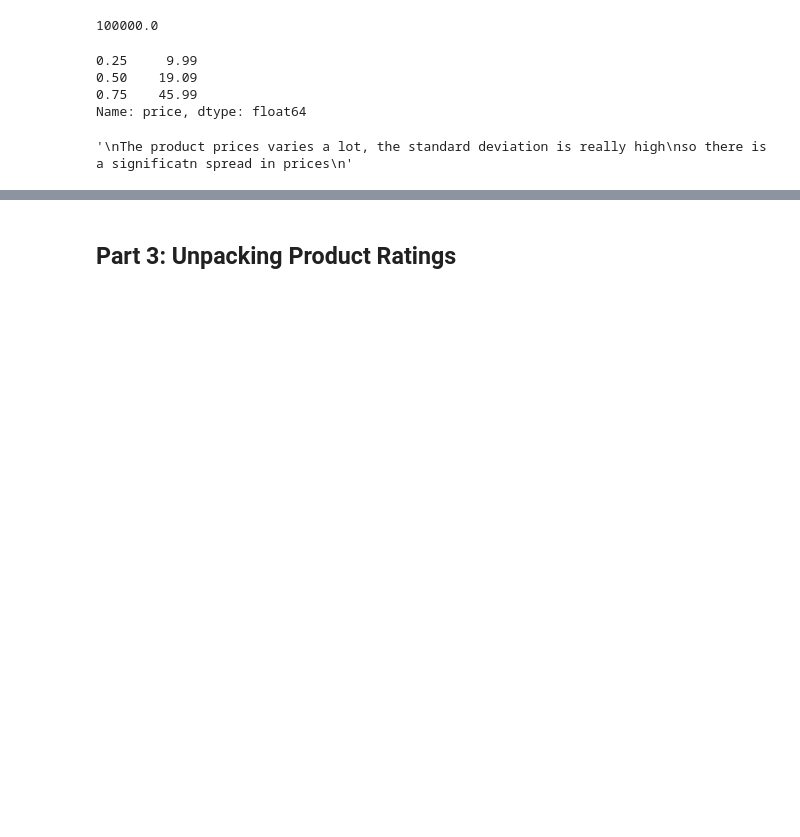
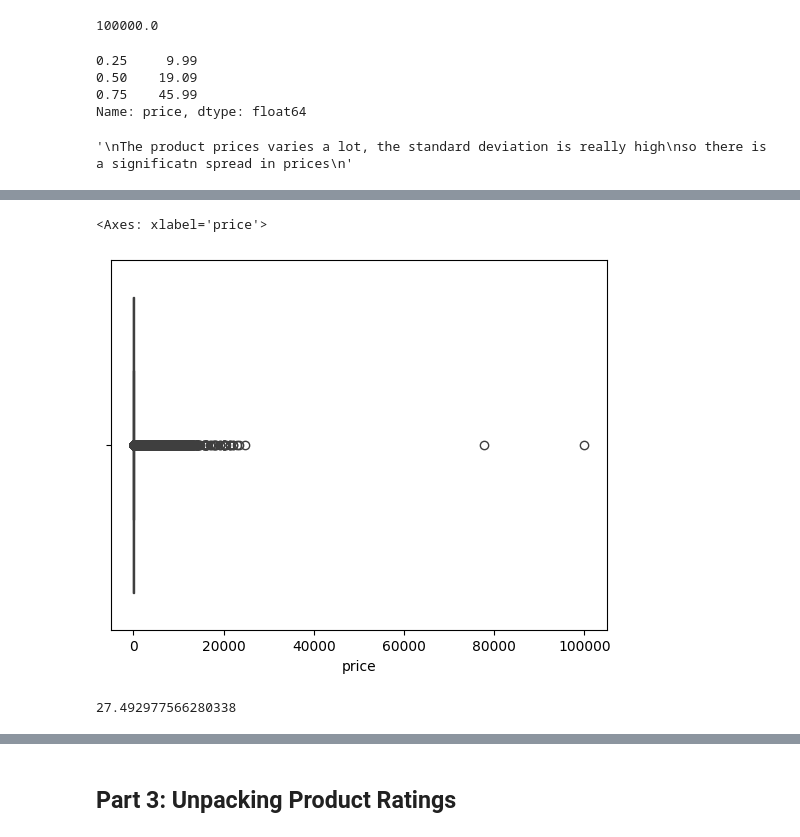
Before and after one commit to kaonashisi/lab-eda-univariate, a Jupyter notebook: lab-eda-univariate.ipynb, the cells around one changed output, grey strips where cells are left out. Drawn from its saved outputs; the diff is of its cells as text; code cells hidden in the pictures; blank space fills up the shorter version.

```diff
--- a/lab-eda-univariate.ipynb
+++ b/lab-eda-univariate.ipynb
@@ -142,0 +160,5 @@ Name: price, dtype: float64
+# %%
+sns.boxplot(x=df['price'])
+# %% [output]
+<Axes: xlabel='price'>
+[figure, added]
@@ -143,3 +180,13 @@ Name: price, dtype: float64
+# %%
+'''
+very high positive skew means high right skew
+very high negative skew means high left skew
+if skew close to 0 then more symetric gaus
+higher skewed data means the data is not evenly distributed
+'''
+df['price'].skew()
+# %% [output]
+27.492977566280338
 # %%
 #df['price_quantile'] = pd.qcut(df['price'], q=4)
 #df['price_quantile'].value_counts()
```
Also changed, not shown: parts of 7 cells of this notebook.
